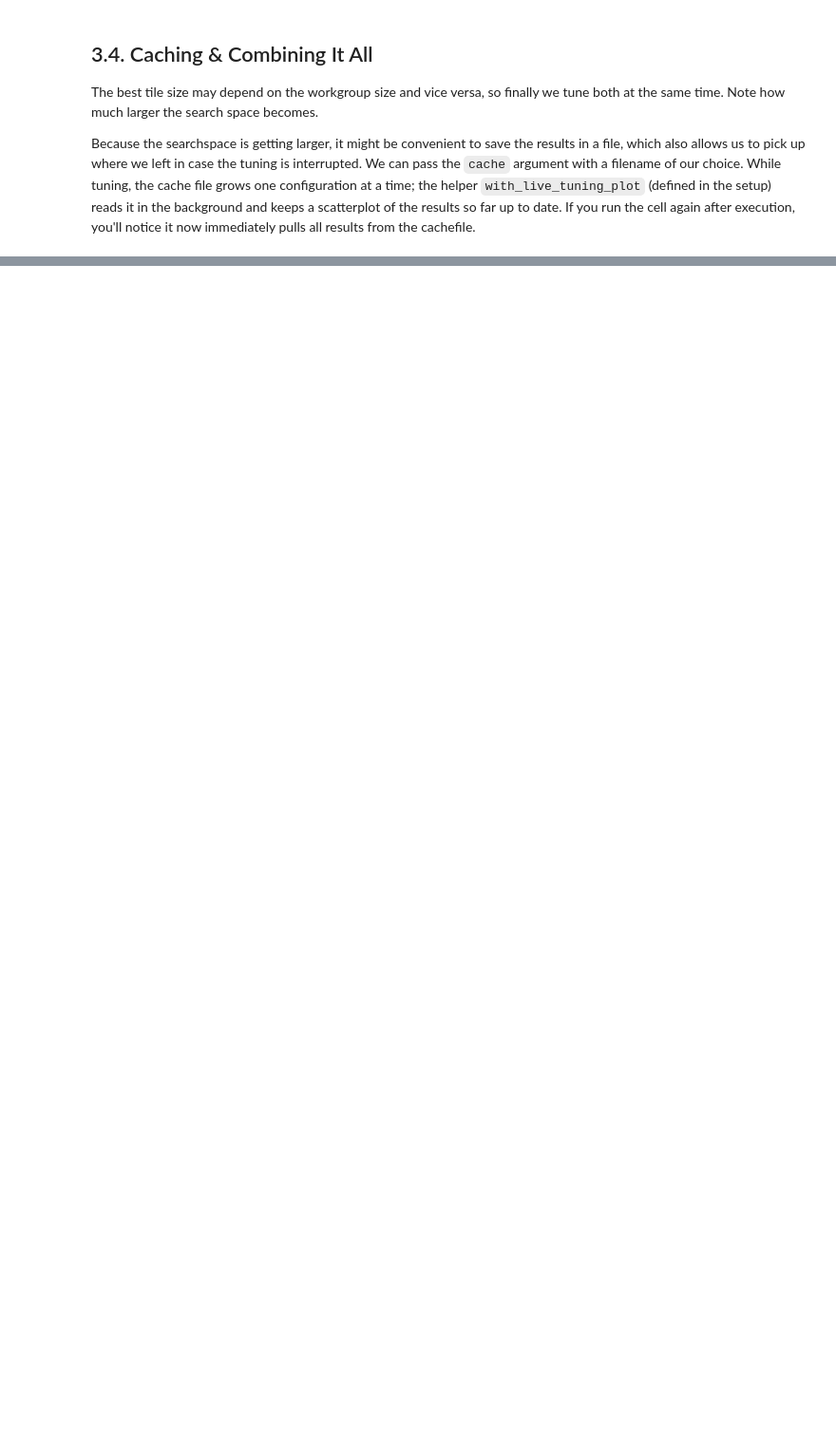
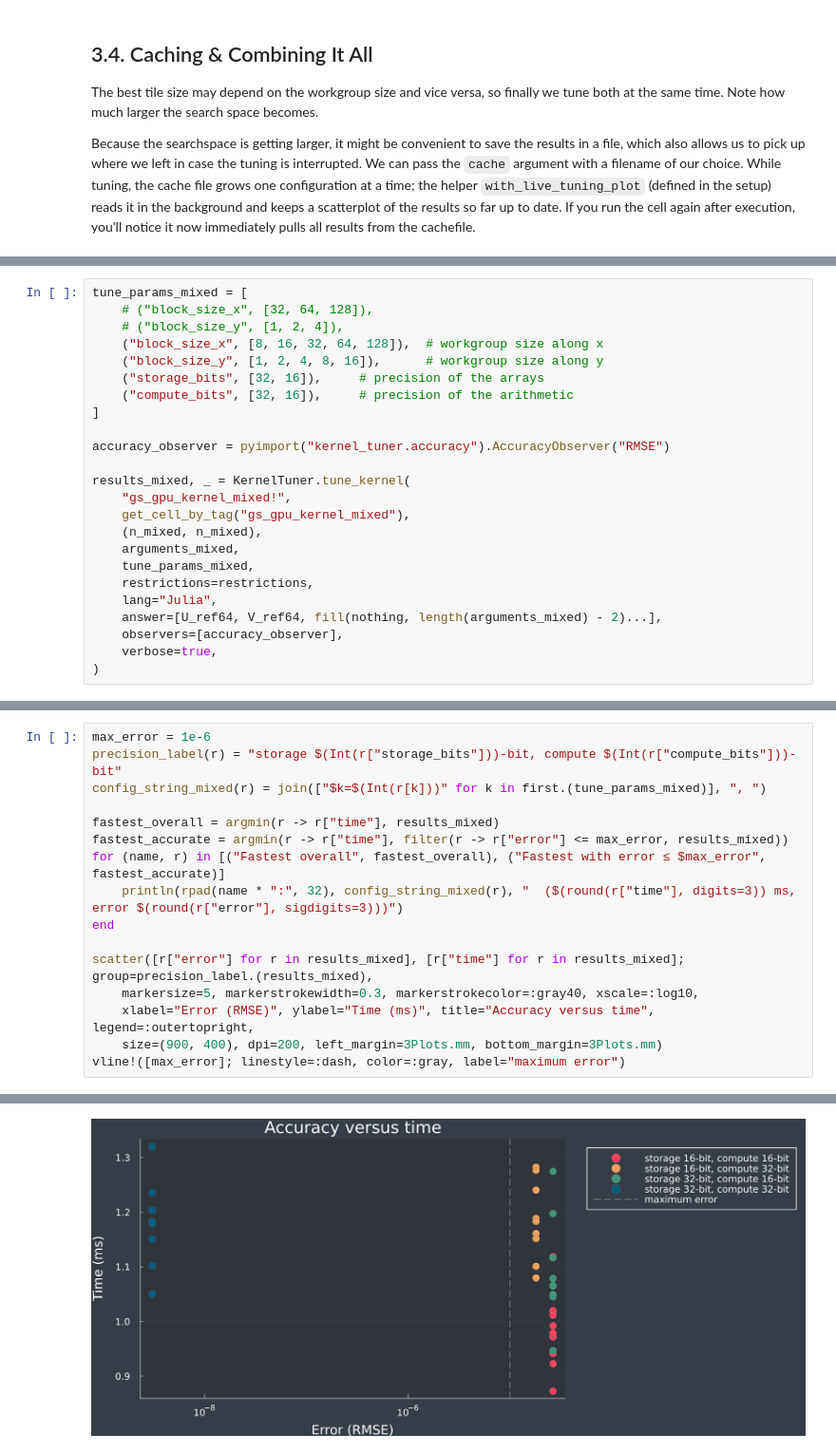
Before and after one commit to fjwillemsen/julia-hpc-tutorial-sc26, a Jupyter notebook: 02-Parallel-Programming/KernelTuner/solved_notebooks/gray-scott.ipynb, the cells around one changed output, grey strips where cells are left out. Shown at 95% size. Cells and saved outputs as stored; diff of their text form; blank space fills up the shorter version.

```diff
--- a/02-Parallel-Programming/KernelTuner/solved_notebooks/gray-scott.ipynb
+++ b/02-Parallel-Programming/KernelTuner/solved_notebooks/gray-scott.ipynb
@@ -570,0 +766,24 @@ P=4, Q=1, block_size_x=32, block_size_y=4, time=0.247ms
+# %%
+tune_params_mixed = [
+    # ("block_size_x", [32, 64, 128]),
+    # ("block_size_y", [1, 2, 4]),
+    ("block_size_x", [8, 16, 32, 64, 128]),  # workgroup size along x
+    ("block_size_y", [1, 2, 4, 8, 16]),      # workgroup size along y
+    ("storage_bits", [32, 16]),     # precision of the arrays
+    ("compute_bits", [32, 16]),     # precision of the arithmetic
+]
+
+accuracy_observer = pyimport("kernel_tuner.accuracy").AccuracyObserver("RMSE")
+
+results_mixed, _ = KernelTuner.tune_kernel(
+    "gs_gpu_kernel_mixed!",
+    get_cell_by_tag("gs_gpu_kernel_mixed"),
+    (n_mixed, n_mixed),
+    arguments_mixed,
+    tune_params_mixed,
+    restrictions=restrictions,
+    lang="Julia",
+    answer=[U_ref64, V_ref64, fill(nothing, length(arguments_mixed) - 2)...],
+    observers=[accuracy_observer],
+    verbose=true,
+)
@@ -570,0 +811,17 @@ P=4, Q=1, block_size_x=32, block_size_y=4, time=0.247ms
+# %%
+max_error = 1e-6
+precision_label(r) = "storage $(Int(r["storage_bits"]))-bit, compute $(Int(r["compute_bits"]))-bit"
+config_string_mixed(r) = join(["$k=$(Int(r[k]))" for k in first.(tune_params_mixed)], ", ")
+
+fastest_overall = argmin(r -> r["time"], results_mixed)
+fastest_accurate = argmin(r -> r["time"], filter(r -> r["error"] <= max_error, results_mixed))
+for (name, r) in [("Fastest overall", fastest_overall), ("Fastest with error ≤ $max_error", fastest_accurate)]
+    println(rpad(name * ":", 32), config_string_mixed(r), "  ($(round(r["time"], digits=3)) ms, error $(round(r["error"], sigdigits=3)))")
+end
+
+scatter([r["error"] for r in results_mixed], [r["time"] for r in results_mixed]; group=precision_label.(results_mixed),
+    markersize=5, markerstrokewidth=0.3, markerstrokecolor=:gray40, xscale=:log10,
+    xlabel="Error (RMSE)", ylabel="Time (ms)", title="Accuracy versus time", legend=:outertopright,
+    size=(900, 400), dpi=200, left_margin=3Plots.mm, bottom_margin=3Plots.mm)
+vline!([max_error]; linestyle=:dash, color=:gray, label="maximum error")
+# %% [output]
@@ -570,0 +830 @@ P=4, Q=1, block_size_x=32, block_size_y=4, time=0.247ms
+[figure, added]
```
Also changed, not shown: parts of 41 cells of this notebook, 1 other file.
